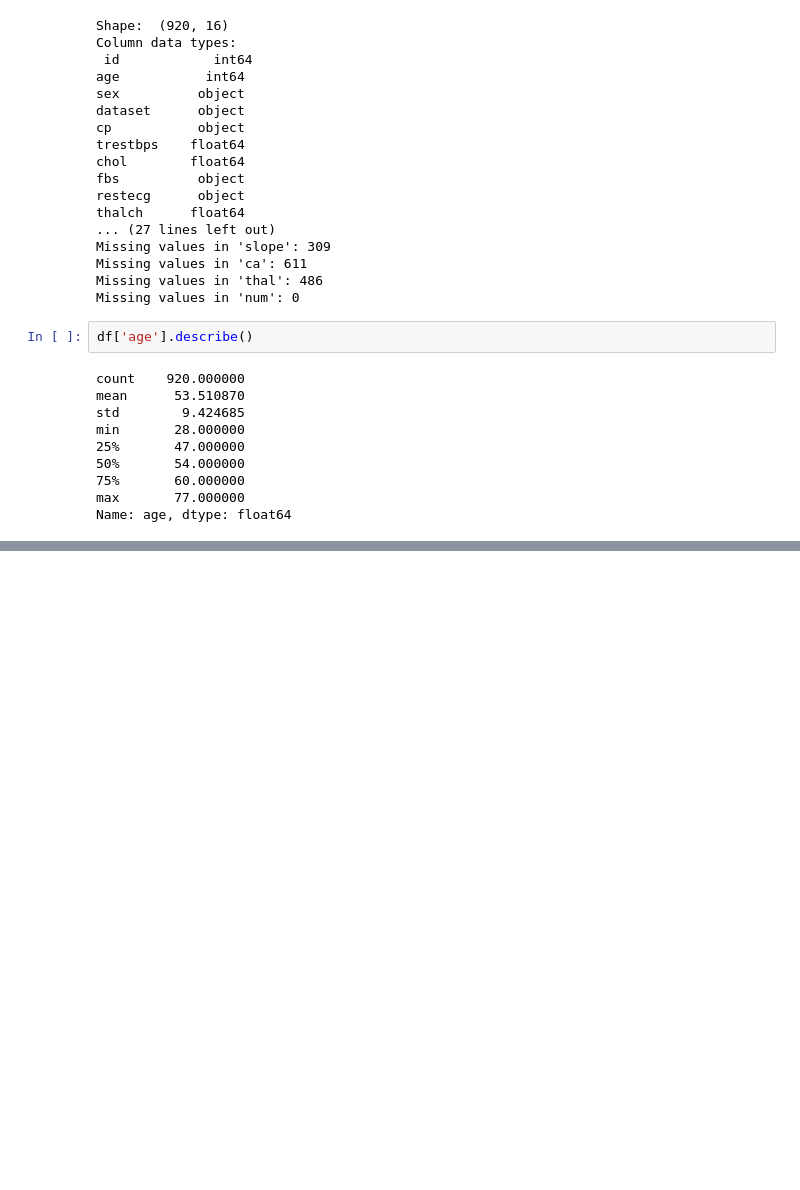
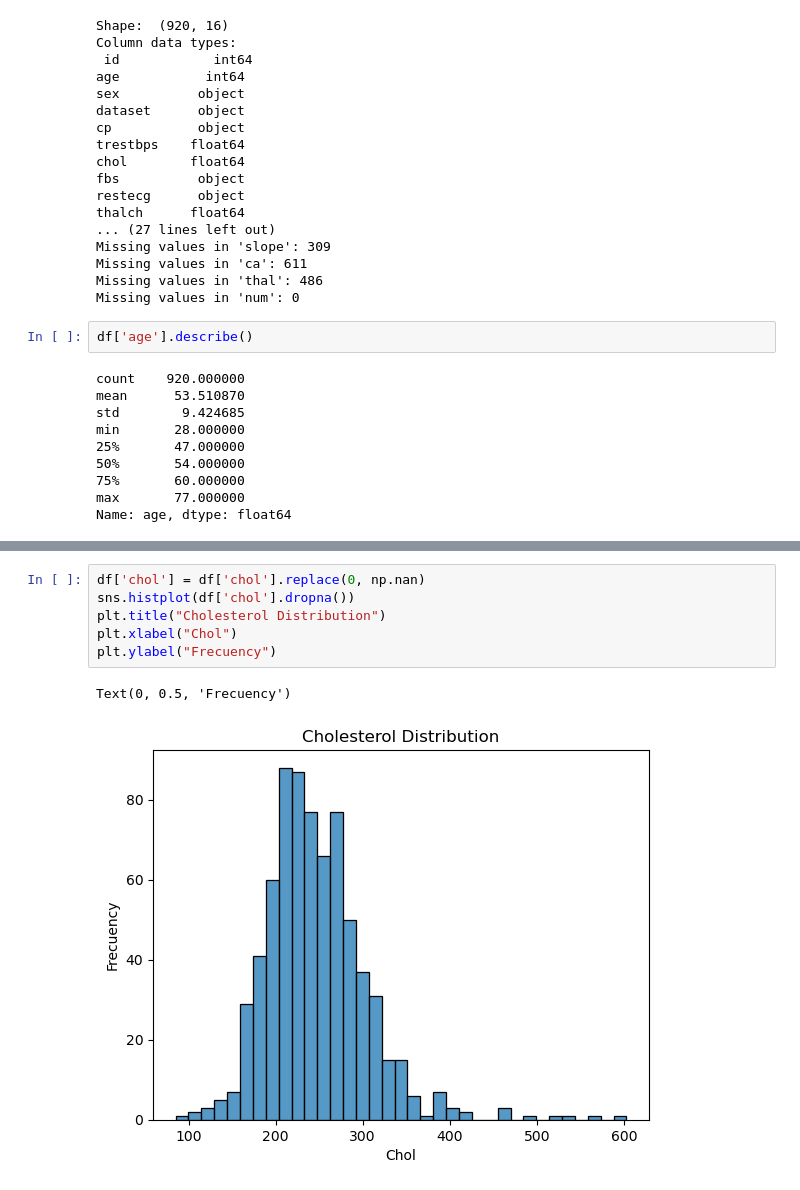
Before and after one commit to EddieRiq/data-science-portfolio, a Jupyter notebook: projects/eda-portfolio/notebooks/01_eda_heart_disease.ipynb, the cells around one changed output, grey strips where cells are left out. Saved outputs shown, nothing was run; the diff lists cells and outputs as text; blank space fills up the shorter version.

```diff
--- a/projects/eda-portfolio/notebooks/01_eda_heart_disease.ipynb
+++ b/projects/eda-portfolio/notebooks/01_eda_heart_disease.ipynb
@@ -73,0 +109,9 @@ sns.countplot(x='sex', data=df)
+# %%
+df['chol'] = df['chol'].replace(0, np.nan)
+sns.histplot(df['chol'].dropna())
+plt.title("Cholesterol Distribution")
+plt.xlabel("Chol")
+plt.ylabel("Frecuency")
+# %% [output]
+Text(0, 0.5, 'Frecuency')
+[figure, added]
```
Also changed, not shown: parts of 7 cells of this notebook.
